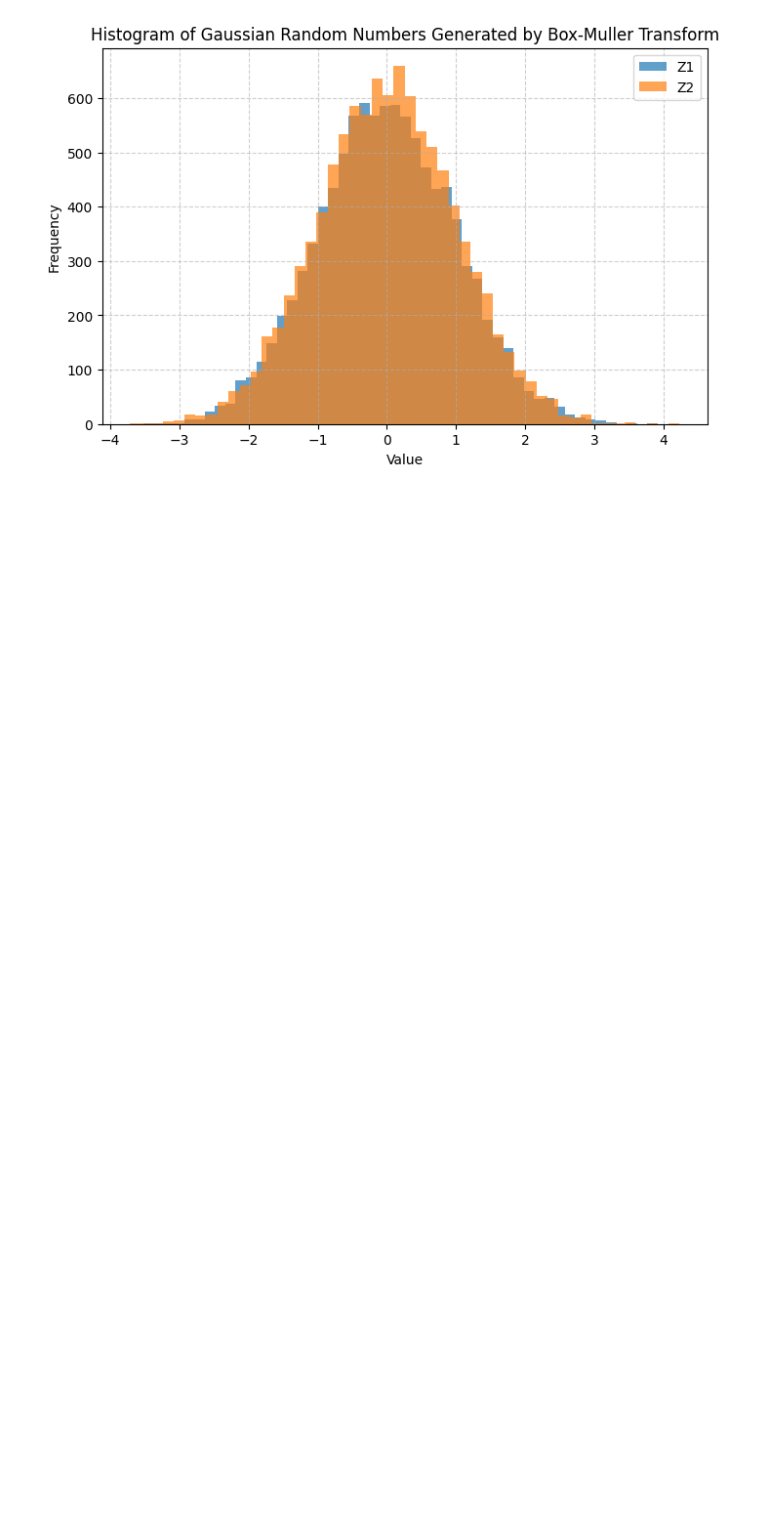
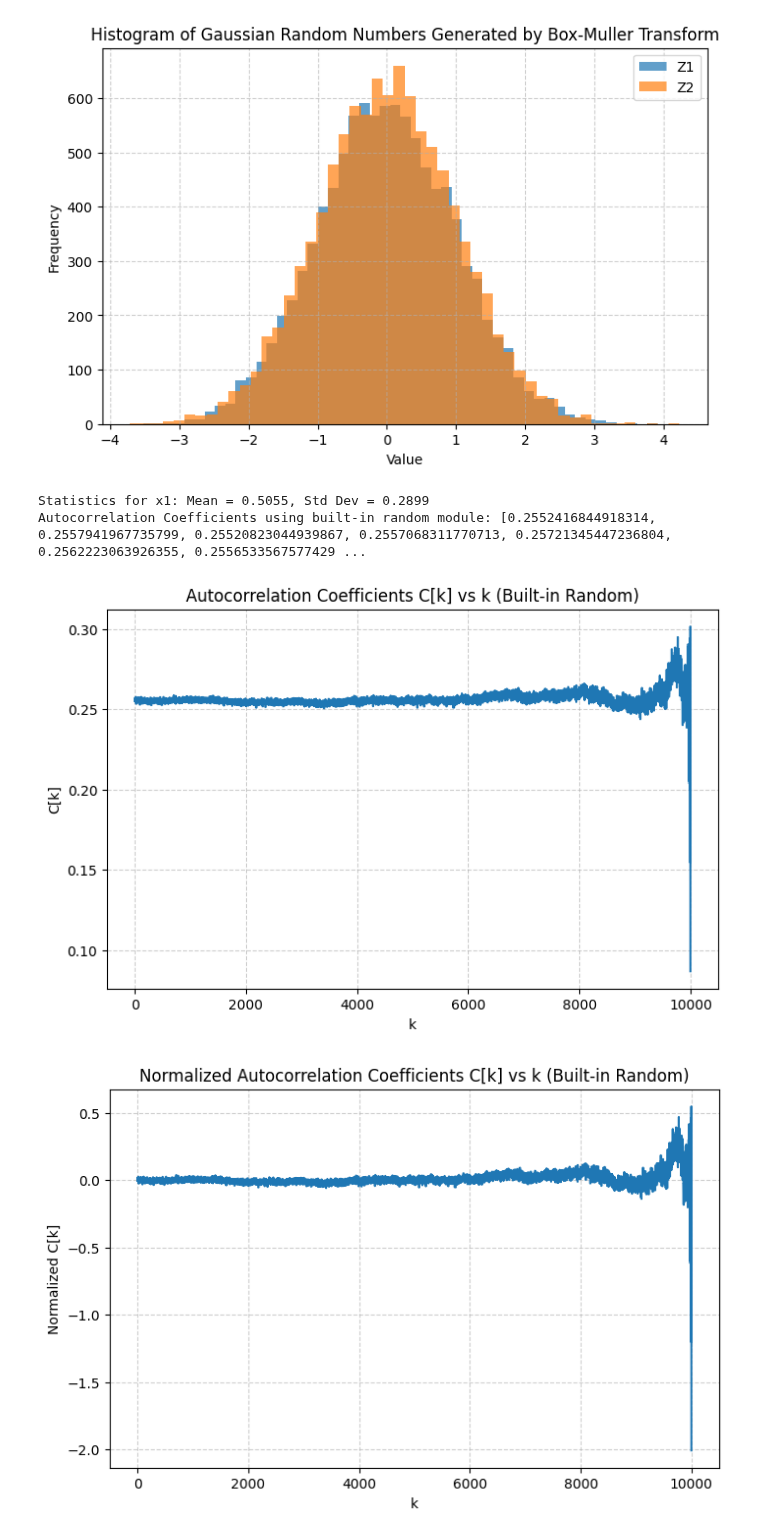
Before and after one commit to tilakpoudel/mds, a Jupyter notebook: mds3/monte-carlo-methods/practice-code/random-number-generation.ipynb, the cells around one changed output. Drawn from its saved outputs; the diff is of its cells as text; code cells hidden in the pictures; blank space fills up the shorter version.

Commit message:
feat: comare correalation with data from built in function

```diff
--- a/mds3/monte-carlo-methods/practice-code/random-number-generation.ipynb
+++ b/mds3/monte-carlo-methods/practice-code/random-number-generation.ipynb
@@ -176,3 +178,59 @@ plt.grid(True, linestyle='--', alpha=0.6)
 plt.show()
 # %% [output]
 [figure]
+# %%
+# Generate random numbers using python's built-in random module and find the autocorrelation coefficients.
+import random
+import numpy as np
+import matplotlib.pyplot as plt
+N = 10000
+x1 = [random.random() for _ in range(N)]
+# print(x1)
+print(f"Statistics for x1: Mean = {np.mean(x1):.4f}, Std Dev = {np.std(x1):.4f}")
+# store the correlation coefficients for every k
+Ck_values = []
+Ck_normalized_values = []
+
+for k in range(1, N):
+    # print(f"Calculating C_{k}")
+    sum_xy = 0
+    for i in range(N-k):
+        # print(f"i={i}, x1[i]={x1[i]}, x1[i+k]={x1[i+k]}")
+        sum_xy += x1[i] * x1[i+k]
+        # print(f"Intermediate sum_xy: {sum_xy}")
+
+        # compute Ck
+
+    Ck = sum_xy / (N - k)
+    Ck_values.append(Ck)
+
+    #  normalized Ck
+    mean_x1 = np.mean(x1)
+    Ck_normalized = (Ck - mean_x1**2) / (np.var(x1))
+    Ck_normalized_values.append(Ck_normalized)
+    # print(f"Correlation coefficient C_{k} for x1: {Ck}")
+
+print("Autocorrelation Coefficients using built-in random module:", Ck_values)
+# plot the Ck_values against k
+plt.figure(figsize=(8, 5))
+# plt.stem(range(1, N), Ck_values)
+plt.plot(Ck_values)
+plt.title('Autocorrelation Coefficients C[k] vs k (Built-in Random)')
+plt.xlabel('k')
+plt.ylabel('C[k]')
+plt.grid(True, linestyle='--', alpha=0.6)
+plt.show()
+# plot the normalized Ck_values against k
+plt.figure(figsize=(8, 5))
+# plt.stem(range(1, N), Ck_normalized_values)
+plt.plot(Ck_normalized_values)
+plt.title('Normalized Autocorrelation Coefficients C[k] vs k (Built-in Random)')
+plt.xlabel('k')
+plt.ylabel('Normalized C[k]')
+plt.grid(True, linestyle='--', alpha=0.6)
+plt.show()
+# %% [output]
+Statistics for x1: Mean = 0.5055, Std Dev = 0.2899
+Autocorrelation Coefficients using built-in random module: [0.2552416844918314, 0.2557941967735799, 0.25520823044939867, 0.2557068311770713, 0.25721345447236804, 0.2562223063926355, 0.2556533567577429 ...
+[figure, added]
+[figure, added]
```
Also changed, not shown: parts of 1 cell of this notebook.
